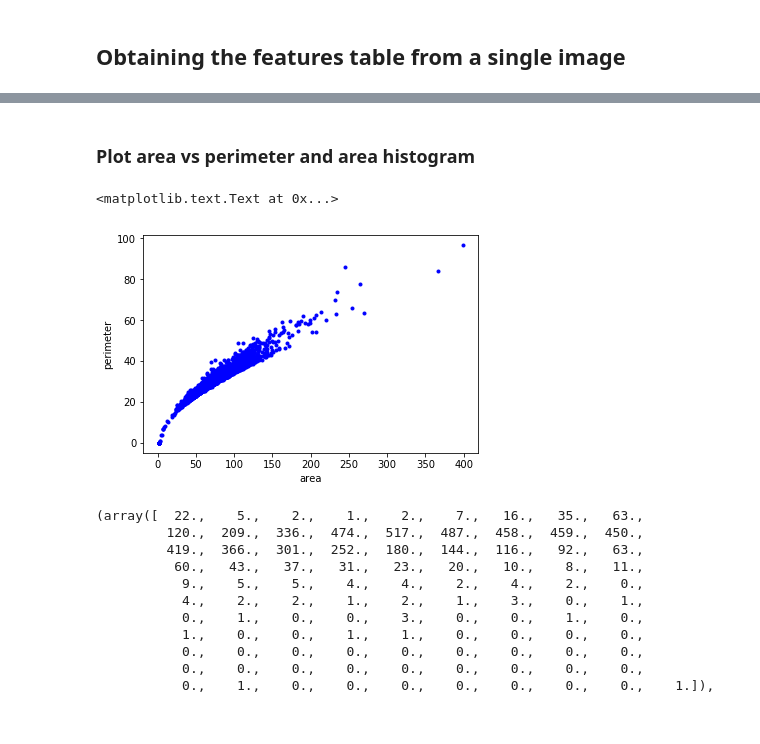
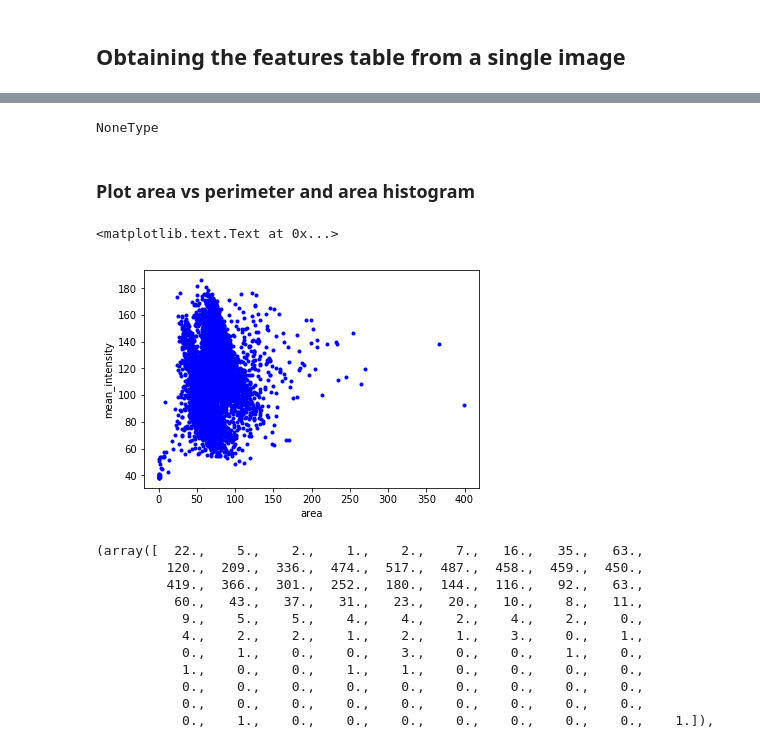
Before and after one commit to rempic/Image-Features-Extraction, a Jupyter notebook: tutorial/remi_tutorial_image_features_extraction.ipynb, the cells around one changed output, grey strips where cells are left out. Drawn from its saved outputs; the diff is of its cells as text; code cells hidden in the pictures.

```diff
--- a/tutorial/remi_tutorial_image_features_extraction.ipynb
+++ b/tutorial/remi_tutorial_image_features_extraction.ipynb
@@ -101,0 +118,11 @@ Num regions: 5900
+# %%
+%matplotlib inline
+import matplotlib.pyplot as plt
+import image_features_extraction.Images as fe
+
+
+IMGS = fe.Images('../images/CA/1')
+
+# the iterator at work ...
+for IMG in IMGS:
+    print(IMG.file_name())
@@ -101,0 +132,8 @@ Num regions: 5900
+# %%
+IMG = IMGS.item(1)
+IMG.set_image_intensity(IMGS.item(0))
+
+
+features = IMG.features(['label', 'area','perimeter', 'centroid','major_axis_length', 'moments','mean_intensity'], class_value=5)
+
+df = features.get_dataframe()
@@ -102,13 +166,17 @@ Num regions: 5900
+# %%
+type(features)
+# %% [output]
+NoneType
 # %% [markdown]
 ### Plot area vs perimeter and area histogram
 # %%
 
-plt.plot(df.area, df.perimeter, '.b')
+plt.plot(df.area, df.mean_intensity, '.b')
 plt.xlabel('area')
-plt.ylabel('perimeter')
+plt.ylabel('mean_intensity')
 # %% [output]
 <matplotlib.text.Text at 0x...>
-[figure, old version]
+[figure, new version]
 # %%
 plt.hist(df.area,100)
 # %% [output]
```
Also changed, not shown: parts of 27 cells of this notebook, 20 other files.
